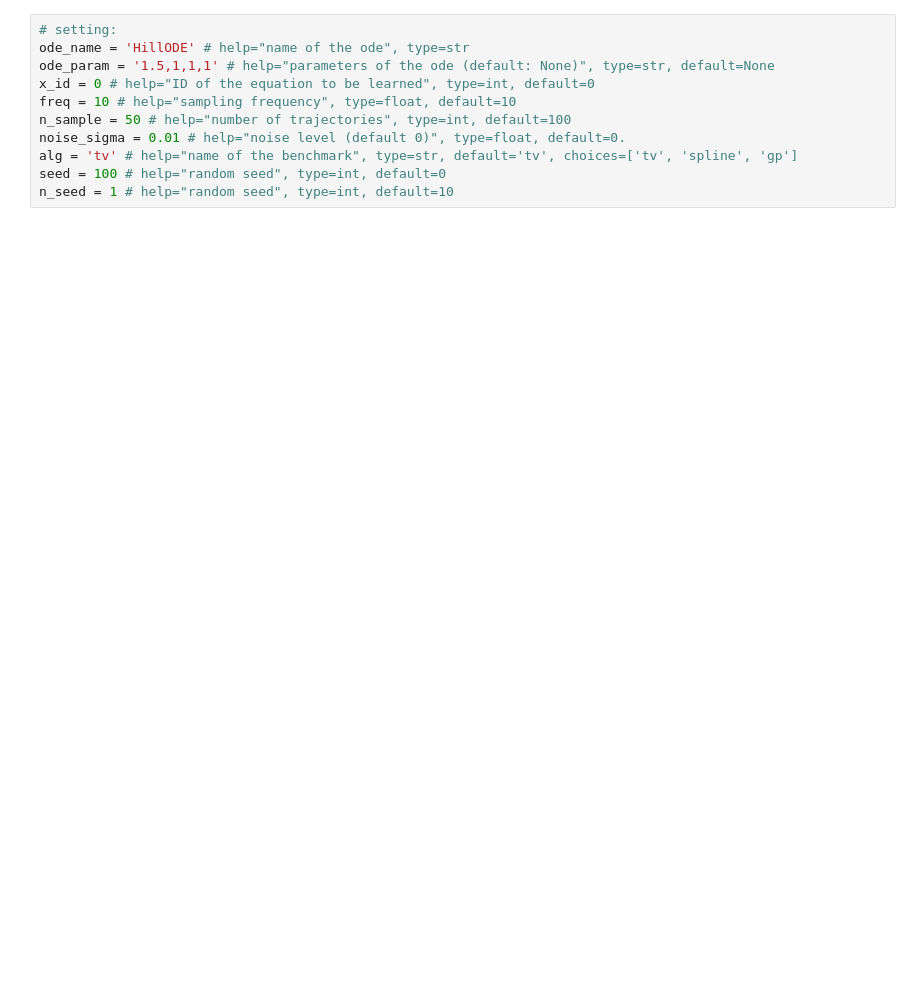
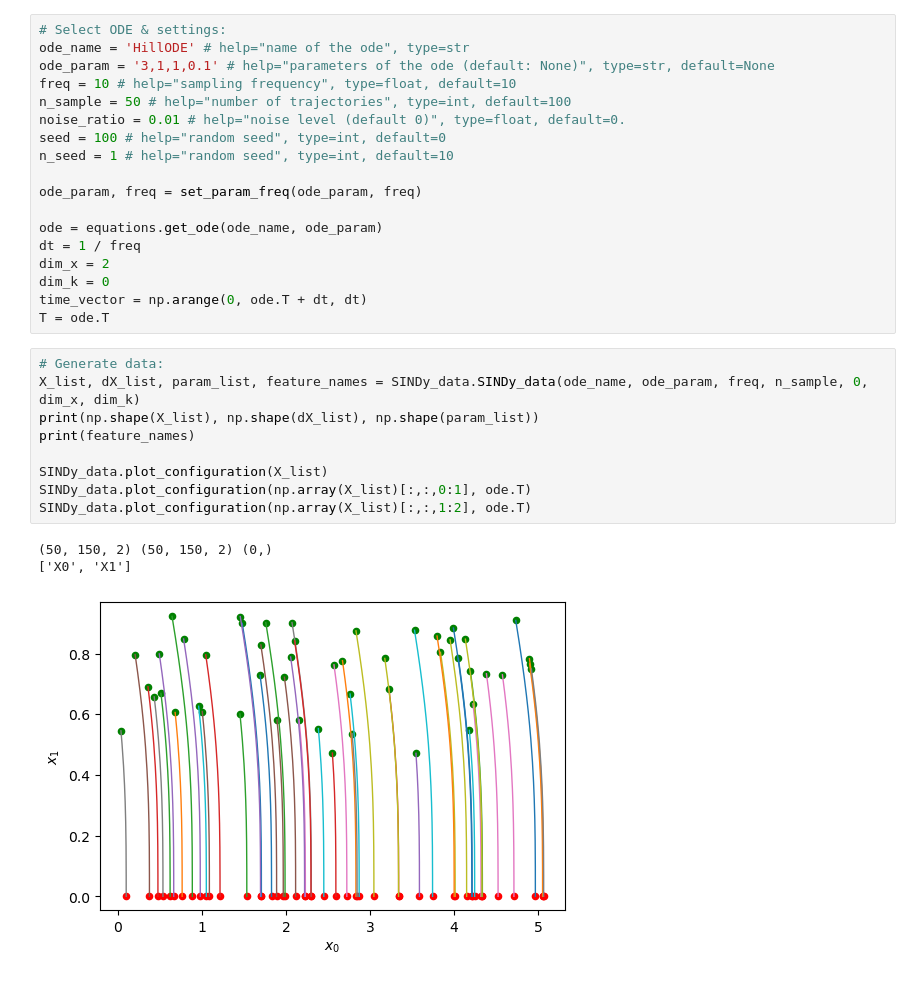
Before and after one commit to mattiagast/TesiBackup, a Jupyter notebook: Examples/hillODE.ipynb, the cells around one changed output. Cells and saved outputs as stored; diff of their text form; blank space fills up the shorter version.

```diff
--- a/Examples/hillODE.ipynb
+++ b/Examples/hillODE.ipynb
@@ -7,11 +19,31 @@ from D_CODE.run_simulation_vi import run as run_DCODE
 # %%
-# setting:
+# Select ODE & settings:
 ode_name = 'HillODE' # help="name of the ode", type=str
-ode_param = '1.5,1,1,1' # help="parameters of the ode (default: None)", type=str, default=None
-x_id = 0 # help="ID of the equation to be learned", type=int, default=0
+ode_param = '3,1,1,0.1' # help="parameters of the ode (default: None)", type=str, default=None
 freq = 10 # help="sampling frequency", type=float, default=10
 n_sample = 50 # help="number of trajectories", type=int, default=100
-noise_sigma = 0.01 # help="noise level (default 0)", type=float, default=0.
-alg = 'tv' # help="name of the benchmark", type=str, default='tv', choices=['tv', 'spline', 'gp']
+noise_ratio = 0.01 # help="noise level (default 0)", type=float, default=0.
 seed = 100 # help="random seed", type=int, default=0
 n_seed = 1 # help="random seed", type=int, default=10
+
+ode_param, freq = set_param_freq(ode_param, freq)
+
+ode = equations.get_ode(ode_name, ode_param)
+dt = 1 / freq
+dim_x = 2
+dim_k = 0
+time_vector = np.arange(0, ode.T + dt, dt)
+T = ode.T
+# %%
+# Generate data:
+X_list, dX_list, param_list, feature_names = SINDy_data.SINDy_data(ode_name, ode_param, freq, n_sample, 0, dim_x, dim_k)
+print(np.shape(X_list), np.shape(dX_list), np.shape(param_list))
+print(feature_names)
+
+SINDy_data.plot_configuration(X_list)
+SINDy_data.plot_configuration(np.array(X_list)[:,:,0:1], ode.T)
+SINDy_data.plot_configuration(np.array(X_list)[:,:,1:2], ode.T)
+# %% [output]
+(50, 150, 2) (50, 150, 2) (0,)
+['X0', 'X1']
+[figure, added]
```
Also changed, not shown: parts of 4 cells of this notebook, 18 other files.
